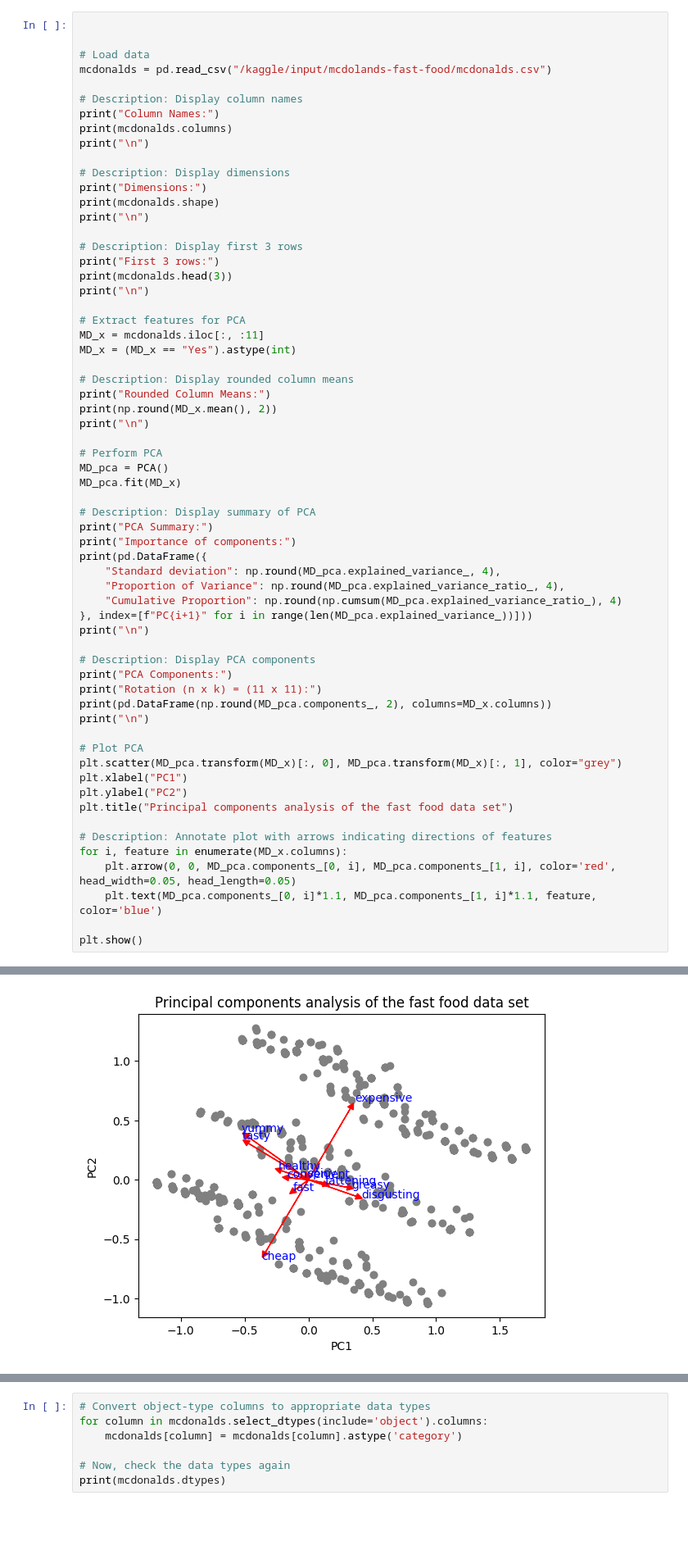
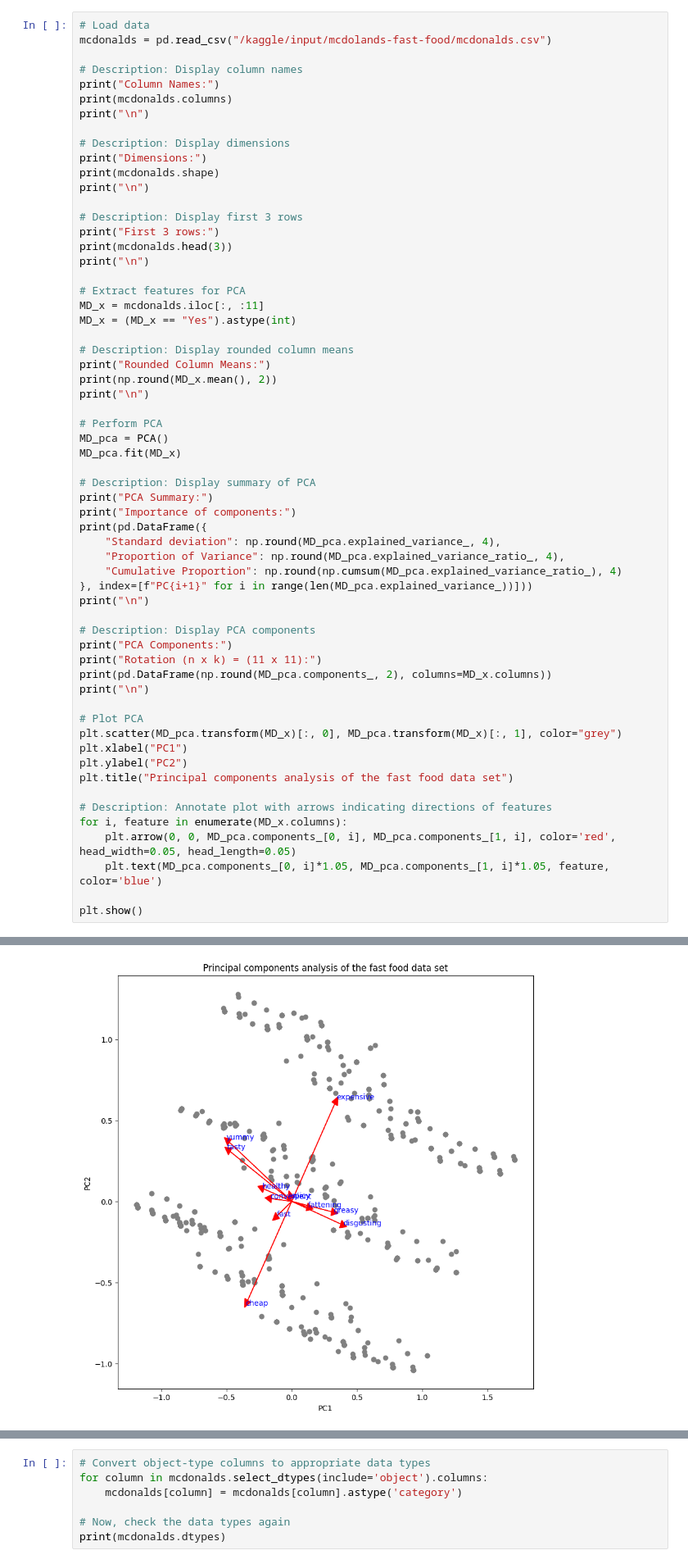
Before and after one commit to jhaaman45/MSAMCD, a Jupyter notebook: MSA_MCD.ipynb, the cells around one changed output, grey strips where cells are left out. Shown: that part at 82% size. Drawn from its saved outputs; the diff is of its cells as text; blank space fills up the shorter version.

```diff
--- a/MSA_MCD.ipynb
+++ b/MSA_MCD.ipynb
@@ -18,6 +20,4 @@ from sklearn.decomposition import PCA
 # %%
-
-
 # Load data
 mcdonalds = pd.read_csv("/kaggle/input/mcdolands-fast-food/mcdonalds.csv")
 
@@ -67,33 +67,33 @@ print("\n")
 
 # Plot PCA
 plt.scatter(MD_pca.transform(MD_x)[:, 0], MD_pca.transform(MD_x)[:, 1], color="grey")
 plt.xlabel("PC1")
 plt.ylabel("PC2")
 plt.title("Principal components analysis of the fast food data set")
 
 # Description: Annotate plot with arrows indicating directions of features
 for i, feature in enumerate(MD_x.columns):
     plt.arrow(0, 0, MD_pca.components_[0, i], MD_pca.components_[1, i], color='red', head_width=0.05, head_length=0.05)
-    plt.text(MD_pca.components_[0, i]*1.1, MD_pca.components_[1, i]*1.1, feature, color='blue')
+    plt.text(MD_pca.components_[0, i]*1.05, MD_pca.components_[1, i]*1.05, feature, color='blue')
 
 plt.show()
 # %% [output]
 Column Names:
 Index(['yummy', 'convenient', 'spicy', 'fattening', 'greasy', 'fast', 'cheap',
        'tasty', 'expensive', 'healthy', 'disgusting', 'Like', 'Age',
        'VisitFrequency', 'Gender'],
       dtype='object')
 
 
 Dimensions:
 (1453, 15)
 
 
 First 3 rows:
 ... (65 lines left out)
 7        0.03     0.18       -0.17
 8        0.07    -0.19       -0.07
 9        0.45    -0.04       -0.29
 10      -0.49     0.16       -0.04
-[figure, old version]
+[figure, new version]
 # %%
```
Also changed, not shown: parts of 21 cells of this notebook.
